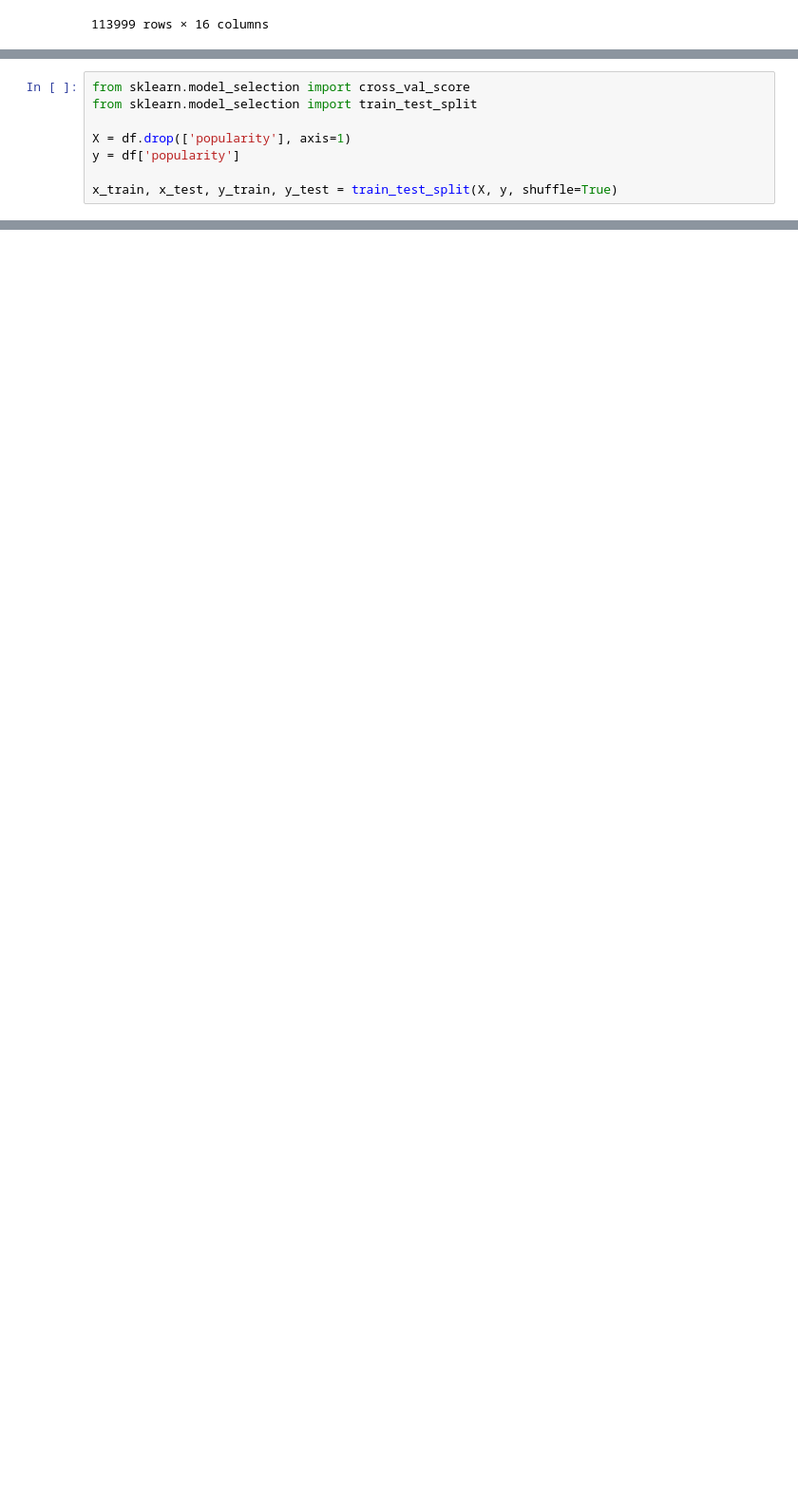
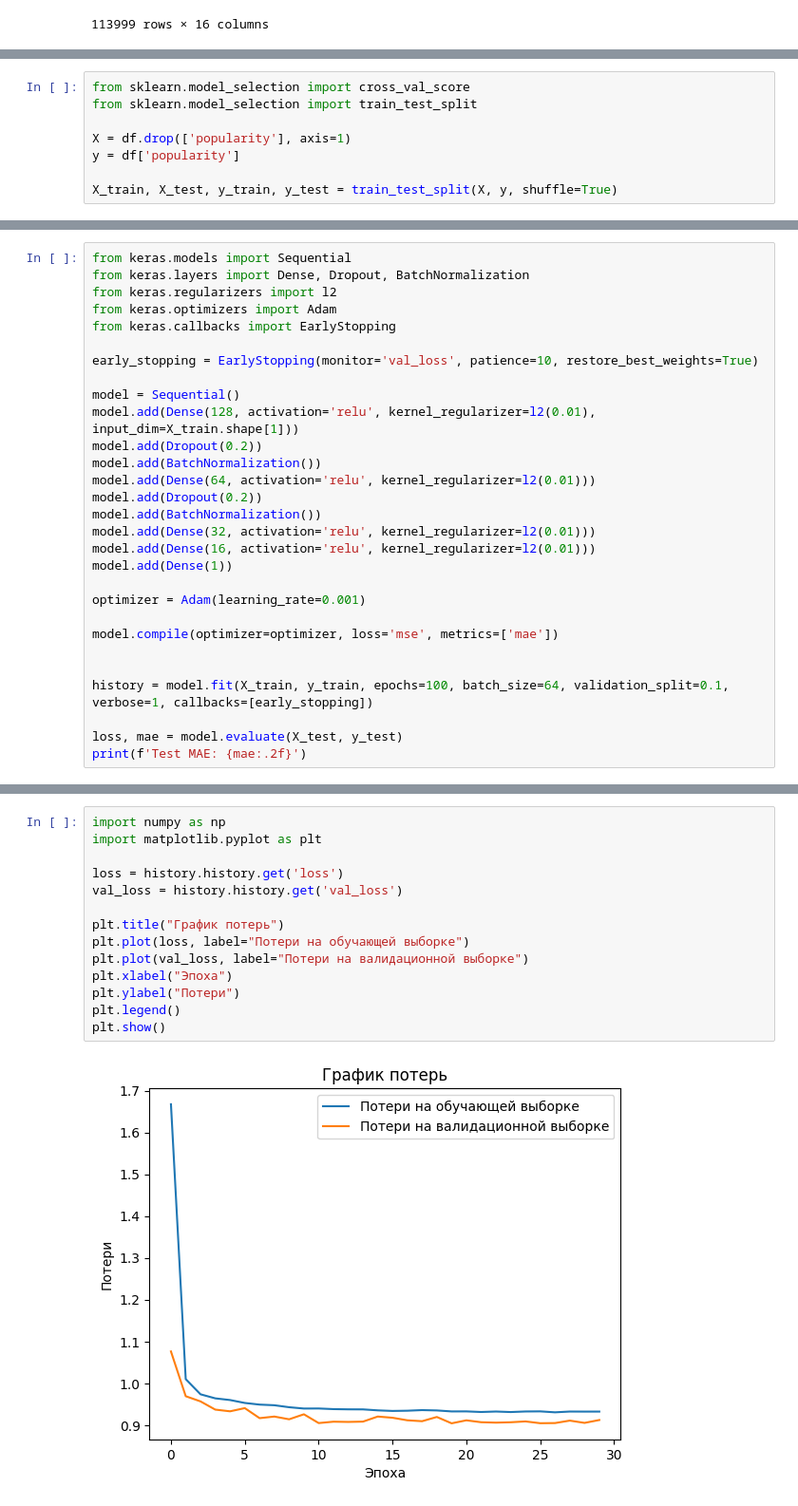
Before and after one commit to g00sdu/Spotify_Kulikov_Ivan_AT-06-Notebook, a Jupyter notebook: spotify-kulikov-ivan-at-06-notebook-ipynb.ipynb, the cells around one changed output, grey strips where cells are left out. Shown at 95% size. Saved outputs shown, nothing was run; the diff lists cells and outputs as text; blank space fills up the shorter version.

```diff
--- a/spotify-kulikov-ivan-at-06-notebook-ipynb.ipynb
+++ b/spotify-kulikov-ivan-at-06-notebook-ipynb.ipynb
@@ -368,4 +381,4 @@ from sklearn.model_selection import train_test_split
 X = df.drop(['popularity'], axis=1)
 y = df['popularity']
 
-x_train, x_test, y_train, y_test = train_test_split(X, y, shuffle=True)
+X_train, X_test, y_train, y_test = train_test_split(X, y, shuffle=True)
@@ -379,0 +482,29 @@ Decision Tree CV MAE: 1.1293
+# %%
+from keras.models import Sequential
+from keras.layers import Dense, Dropout, BatchNormalization
+from keras.regularizers import l2
+from keras.optimizers import Adam
+from keras.callbacks import EarlyStopping
+
+early_stopping = EarlyStopping(monitor='val_loss', patience=10, restore_best_weights=True)
+
+model = Sequential()
+model.add(Dense(128, activation='relu', kernel_regularizer=l2(0.01), input_dim=X_train.shape[1]))
+model.add(Dropout(0.2))
+model.add(BatchNormalization())
+model.add(Dense(64, activation='relu', kernel_regularizer=l2(0.01)))
+model.add(Dropout(0.2))
+model.add(BatchNormalization())
+model.add(Dense(32, activation='relu', kernel_regularizer=l2(0.01)))
+model.add(Dense(16, activation='relu', kernel_regularizer=l2(0.01)))
+model.add(Dense(1))
+
+optimizer = Adam(learning_rate=0.001)
+
+model.compile(optimizer=optimizer, loss='mse', metrics=['mae'])
+
+
+history = model.fit(X_train, y_train, epochs=100, batch_size=64, validation_split=0.1, verbose=1, callbacks=[early_stopping])
+
+loss, mae = model.evaluate(X_test, y_test)
+print(f'Test MAE: {mae:.2f}')
@@ -379,0 +529,16 @@ Decision Tree CV MAE: 1.1293
+# %%
+import numpy as np
+import matplotlib.pyplot as plt
+
+loss = history.history.get('loss')
+val_loss = history.history.get('val_loss')
+
+plt.title("График потерь")
+plt.plot(loss, label="Потери на обучающей выборке")
+plt.plot(val_loss, label="Потери на валидационной выборке")
+plt.xlabel("Эпоха")
+plt.ylabel("Потери")
+plt.legend()
+plt.show()
+# %% [output]
+[figure, added]
```
Also changed, not shown: parts of 28 cells of this notebook.
